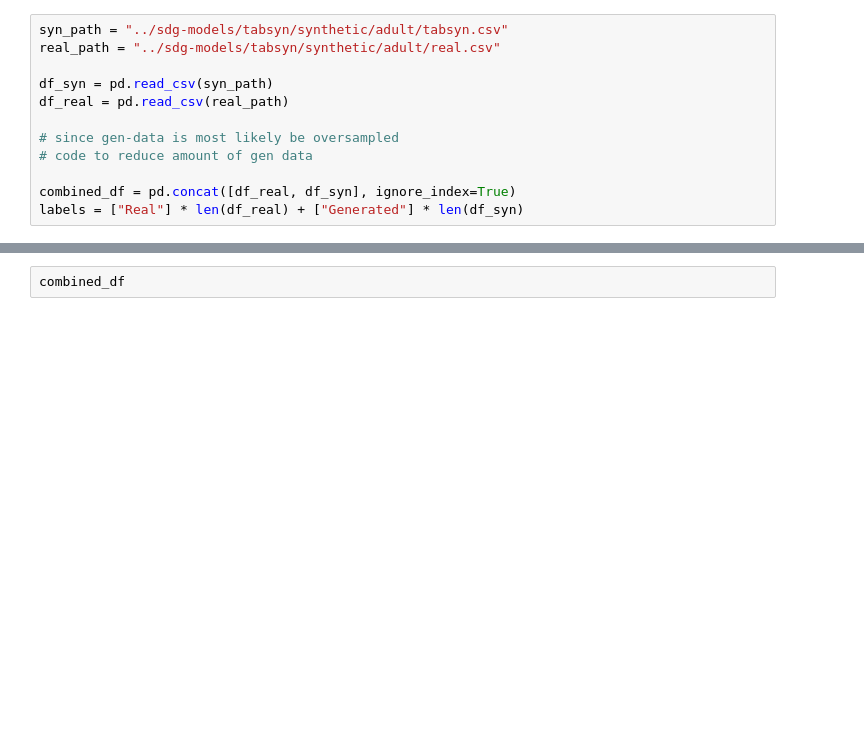
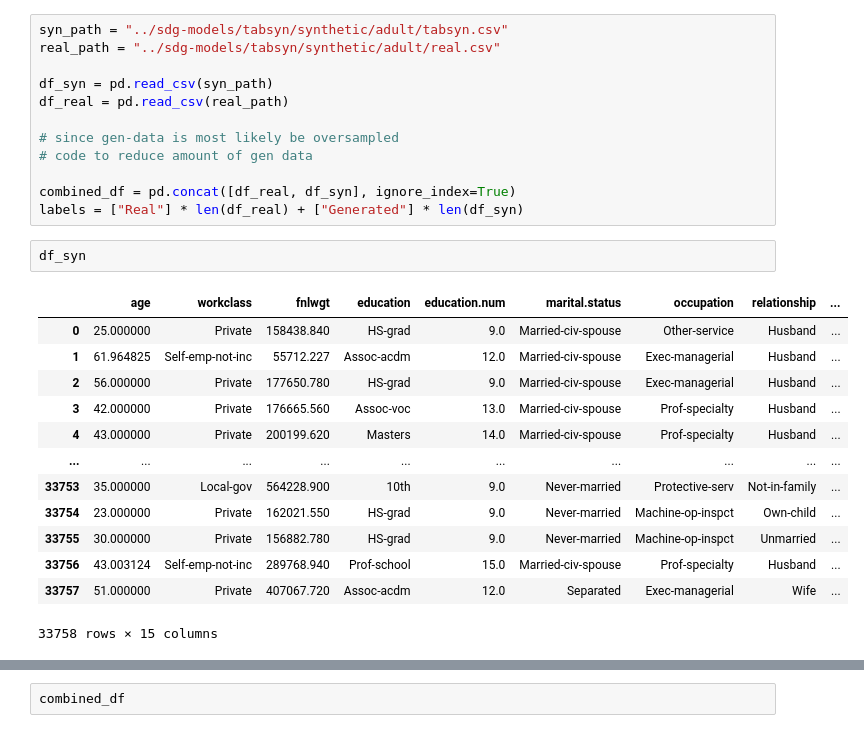
Before and after one commit to MarkusMueller-DS/Synthetic-Data-Generation, a Jupyter notebook: notebooks/3_EVAL_tsne.ipynb, the cells around one changed output, grey strips where cells are left out. Drawn from its saved outputs; the diff is of its cells as text; blank space fills up the shorter version.

```diff
--- a/notebooks/3_EVAL_tsne.ipynb
+++ b/notebooks/3_EVAL_tsne.ipynb
@@ -23,3 +23,19 @@ df_real = pd.read_csv(real_path)
 
 combined_df = pd.concat([df_real, df_syn], ignore_index=True)
 labels = ["Real"] * len(df_real) + ["Generated"] * len(df_syn)
+# %%
+df_syn
+# %% [output]
+|  | age | workclass | fnlwgt | education | education.num | marital.status | occupation | relationship | ... |
+| 0 | 25.000000 | Private | 158438.840 | HS-grad | 9.0 | Married-civ-spouse | Other-service | Husband | ... |
+| 1 | 61.964825 | Self-emp-not-inc | 55712.227 | Assoc-acdm | 12.0 | Married-civ-spouse | Exec-managerial | Husband | ... |
+| 2 | 56.000000 | Private | 177650.780 | HS-grad | 9.0 | Married-civ-spouse | Exec-managerial | Husband | ... |
+| 3 | 42.000000 | Private | 176665.560 | Assoc-voc | 13.0 | Married-civ-spouse | Prof-specialty | Husband | ... |
+| 4 | 43.000000 | Private | 200199.620 | Masters | 14.0 | Married-civ-spouse | Prof-specialty | Husband | ... |
+| ... | ... | ... | ... | ... | ... | ... | ... | ... | ... |
+| 33753 | 35.000000 | Local-gov | 564228.900 | 10th | 9.0 | Never-married | Protective-serv | Not-in-family | ... |
+| 33754 | 23.000000 | Private | 162021.550 | HS-grad | 9.0 | Never-married | Machine-op-inspct | Own-child | ... |
+| 33755 | 30.000000 | Private | 156882.780 | HS-grad | 9.0 | Never-married | Machine-op-inspct | Unmarried | ... |
+| 33756 | 43.003124 | Self-emp-not-inc | 289768.940 | Prof-school | 15.0 | Married-civ-spouse | Prof-specialty | Husband | ... |
+| 33757 | 51.000000 | Private | 407067.720 | Assoc-acdm | 12.0 | Separated | Exec-managerial | Wife | ... |
+33758 rows × 15 columns
```
Also changed, not shown: parts of 1 cell of this notebook, 28 other files.
